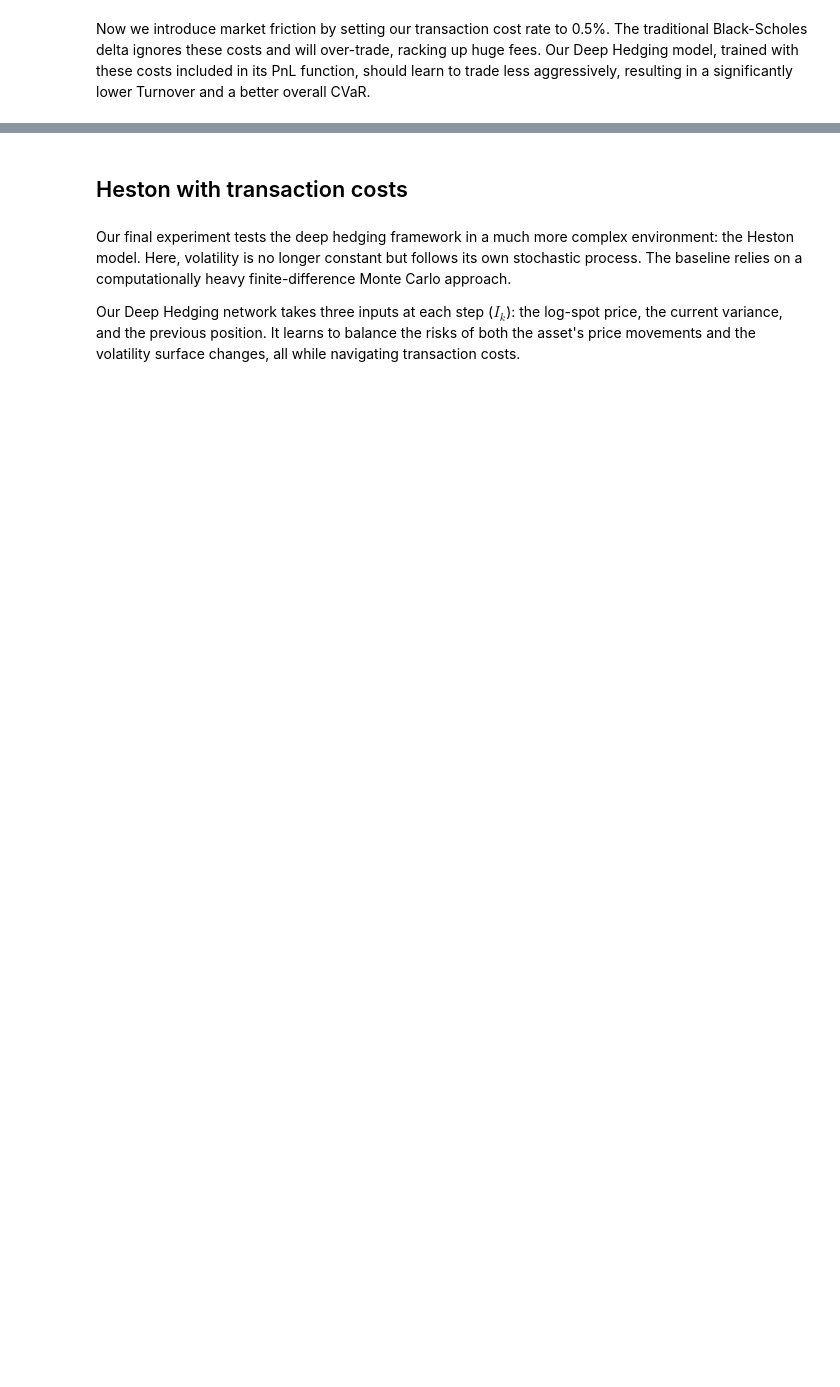
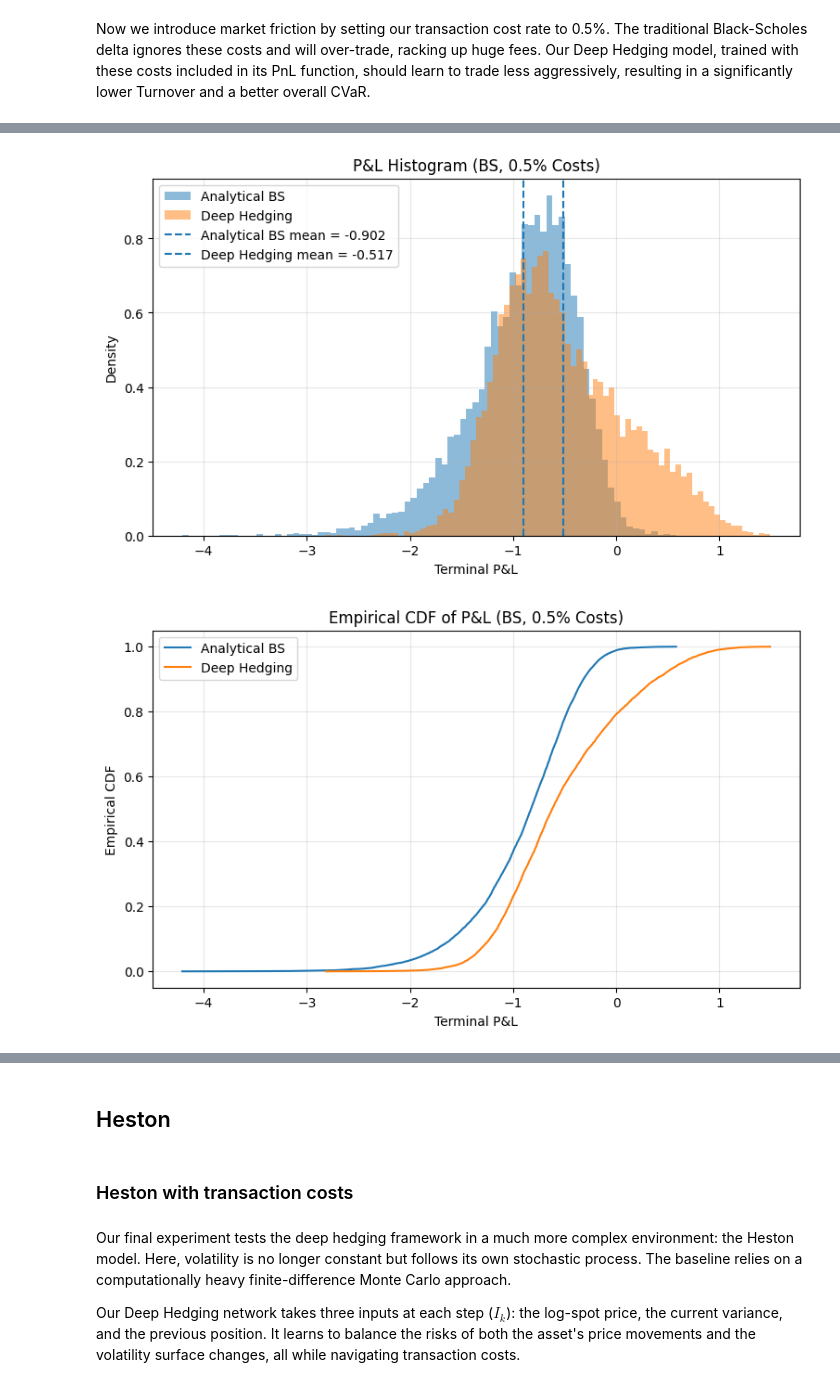
Before and after one commit to GioChecchi/Deep_Hedging, a Jupyter notebook: Deep_Hedging.ipynb, the cells around one changed output, grey strips where cells are left out. Cells and saved outputs as stored; diff of their text form; code cells hidden in the pictures; blank space fills up the shorter version.

```diff
--- a/Deep_Hedging.ipynb
+++ b/Deep_Hedging.ipynb
@@ -918,0 +1289,29 @@ Turnover        |          1.7096 |          1.5884
+# %%
+# Plot Diagnostics
+plot_pnl_diagnostics(pnl_baseline=bs_pnl_cost,
+                     pnl_model=dh_pnl_cost,
+                     baseline_name="Analytical BS",
+                     model_name="Deep Hedging",
+                     title_suffix="(BS, 0.5% Costs)")
+
+# Training Diagnostics
+loss_hist = np.asarray(train_out_bs_cost["loss_history"])
+window = 50
+
+plt.figure(figsize=(8, 4))
+if len(loss_hist) >= window:
+    smoothed = np.convolve(loss_hist, np.ones(window) / window, mode="valid")
+    plt.plot(loss_hist, alpha=0.35, label="Raw objective")
+    plt.plot(np.arange(window - 1, len(loss_hist)), smoothed, linewidth=2, label=f"Moving average ({window})")
+else:
+    plt.plot(loss_hist, label="Objective")
+
+plt.title("Training Objective vs Epochs (BS, 0.5% Costs)")
+plt.xlabel("Epoch")
+plt.ylabel("Objective")
+plt.legend()
+plt.grid(True, alpha=0.3)
+plt.show()
+# %% [output]
+[figure, added]
+[figure, added]
@@ -918,0 +1320,2 @@ Turnover        |          1.7096 |          1.5884
+# %% [markdown]
+## Heston
@@ -919,5 +1443,5 @@ Turnover        |          1.7096 |          1.5884
 # %% [markdown]
-## Heston with transaction costs
+### Heston with transaction costs
 # %% [markdown]
 Our final experiment tests the deep hedging framework in a much more complex environment: the Heston model. Here, volatility is no longer constant but follows its own stochastic process. The baseline relies on a computationally heavy finite-difference Monte Carlo approach.
 
```
Also changed, not shown: parts of 36 cells of this notebook, 1 other file.
